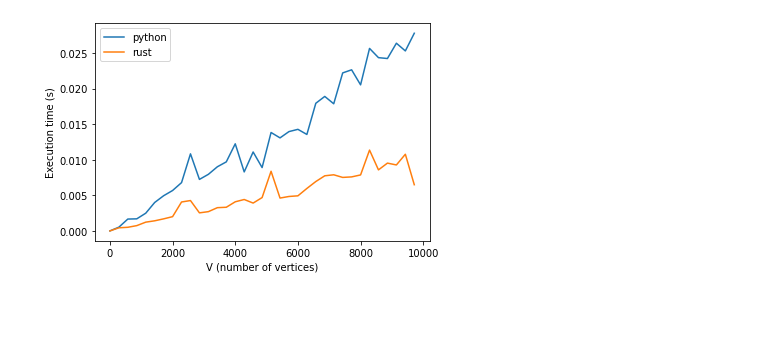
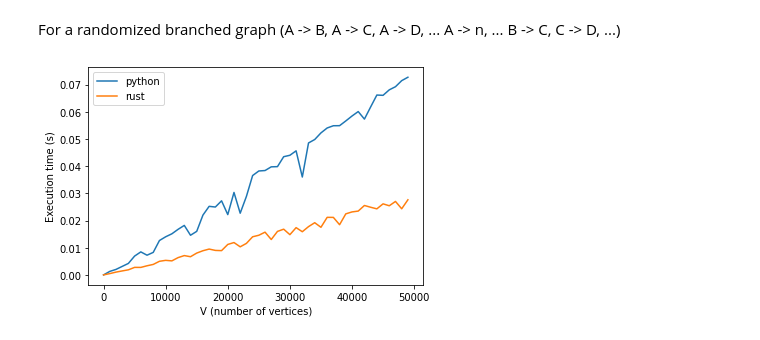
Before and after one commit to adriangb/graphlib2, a Jupyter notebook: bench.ipynb, the cells around one changed output. Drawn from its saved outputs; the diff is of its cells as text; code cells hidden in the pictures; blank space fills up the shorter version.

```diff
--- a/bench.ipynb
+++ b/bench.ipynb
@@ -92,10 +93,10 @@ def plot(
         # Time Python and get the # of loops and match that
         timerpy = timeit.Timer(stmt="target_python(ts, graph)", setup=setup, globals={**glbls, "ts_factory": setup_python})
         pytime = timerpy.repeat(loops, number=1)
-        y_python.append(min(pytime))
+        y_python.append(statistics.median(pytime))
         timerust = timeit.Timer(stmt="target_rust(ts, graph)", setup=setup, globals={**glbls, "ts_factory": setup_rust})
         rustime = timerust.repeat(loops, number=1)
-        y_rust.append(min(rustime))
+        y_rust.append(statistics.median(rustime))
     plt.plot(x, y_python, label="python")
     plt.plot(x, y_rust, label="rust")
     plt.legend(loc="upper left")
@@ -108,4 +113,6 @@ plot(upper=10_000, samples=35, loops=3, graph_factory=get_linear_graph, target=T
+# %% [markdown]
+For a randomized branched graph (A -> B, A -> C, A -> D, ... A -> n, ... B -> C, C -> D, ...)
 # %%
-plot(upper=10_000, samples=35, loops=3, graph_factory=get_linear_graph, target=Target(run, run))
+plot(upper=50_000, samples=50, loops=7, graph_factory=get_linear_graph, target=Target(run, run))
 # %% [output]
-[figure, old version]
+[figure, new version]
```
Also changed, not shown: parts of 12 cells of this notebook, 2 other files.
